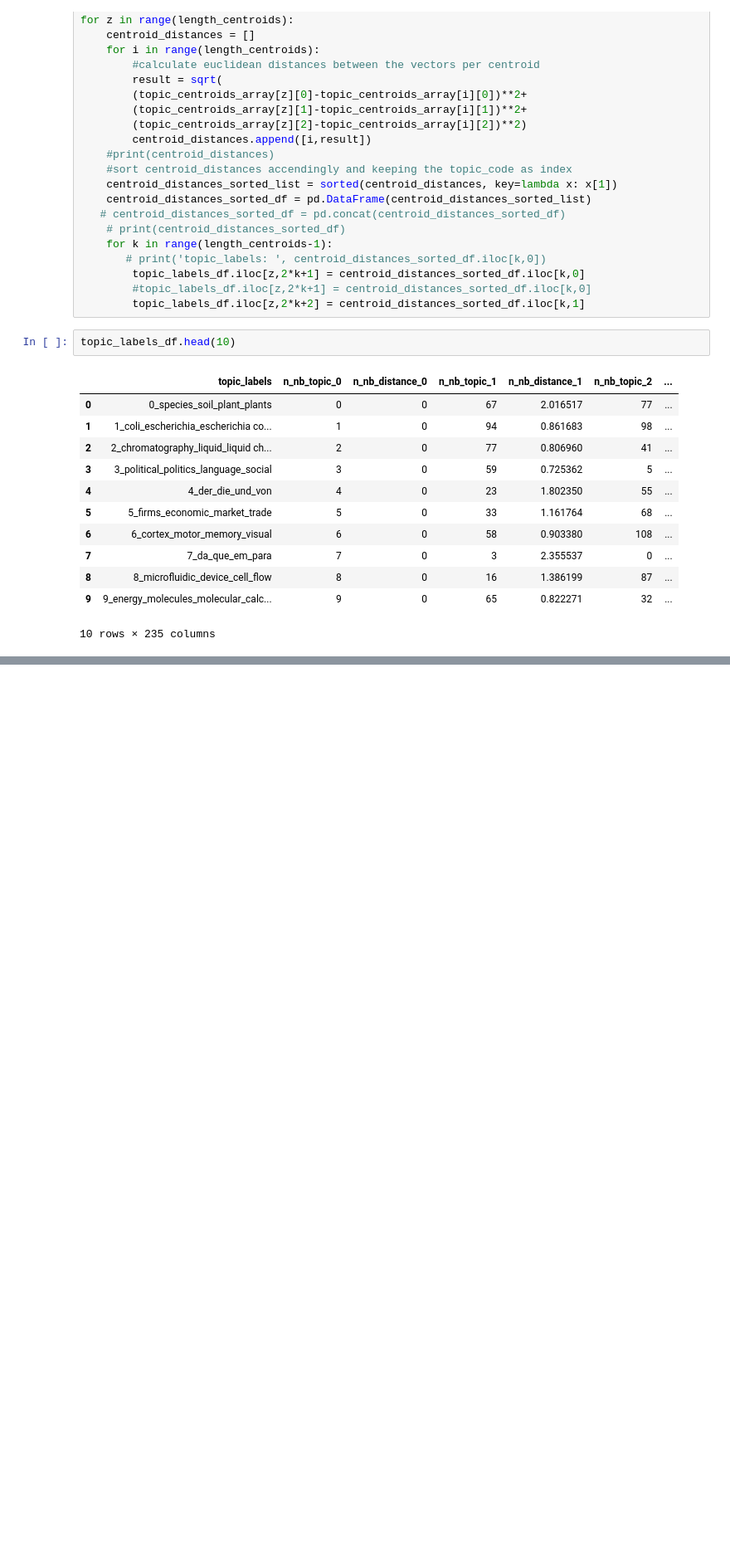
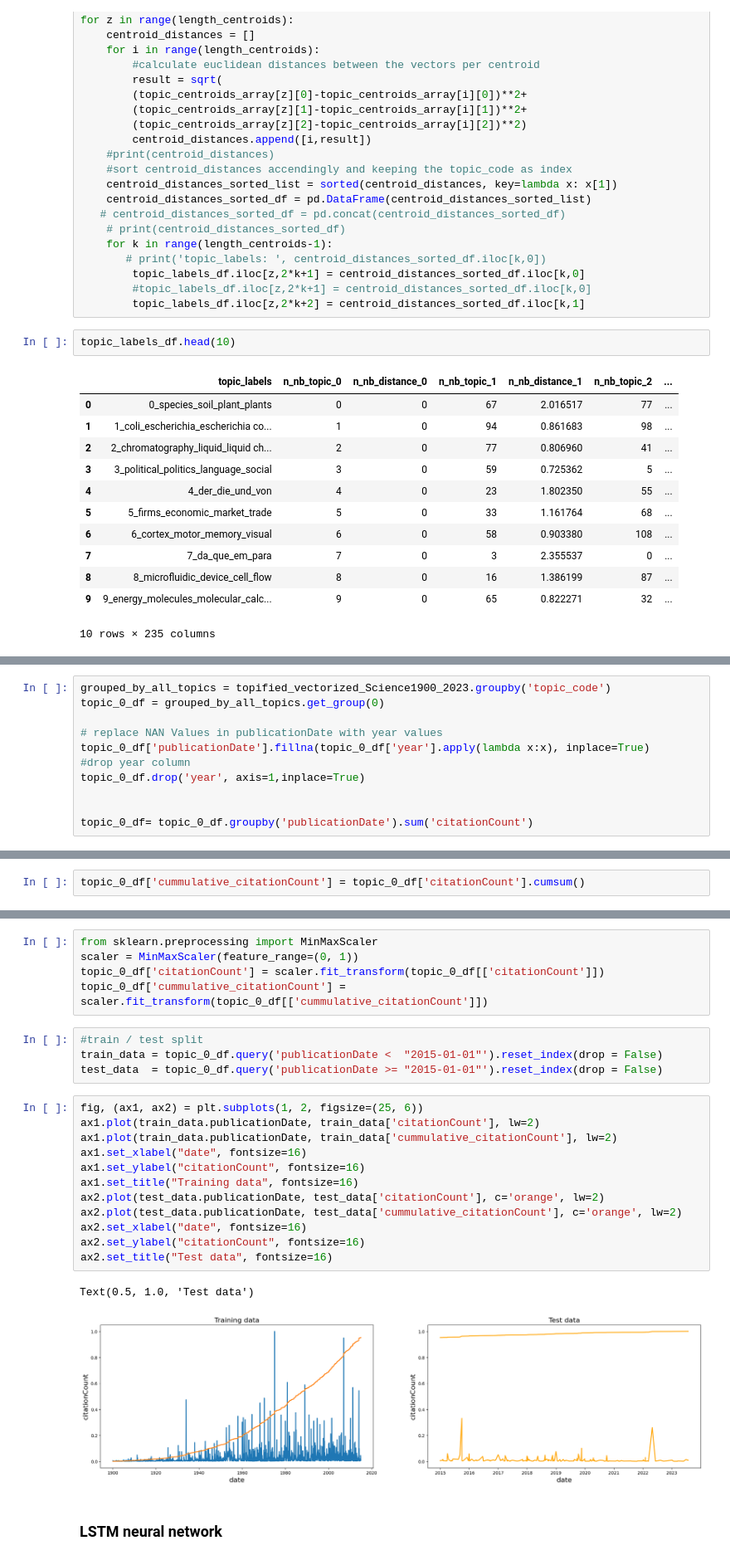
Before and after one commit to KutlualpTazefidan/convergence_oracle, a Jupyter notebook: Playground_JM/extract_embeddings.ipynb, the cells around one changed output, grey strips where cells are left out. Shown at 83% size. Drawn from its saved outputs; the diff is of its cells as text; blank space fills up the shorter version.

Commit message:
citation count prediction over time for all topics

```diff
--- a/Playground_JM/extract_embeddings.ipynb
+++ b/Playground_JM/extract_embeddings.ipynb
@@ -257,0 +260,11 @@ topic_labels_df.head(10)
+# %%
+grouped_by_all_topics = topified_vectorized_Science1900_2023.groupby('topic_code')
+topic_0_df = grouped_by_all_topics.get_group(0)
+
+# replace NAN Values in publicationDate with year values
+topic_0_df['publicationDate'].fillna(topic_0_df['year'].apply(lambda x:x), inplace=True)
+#drop year column
+topic_0_df.drop('year', axis=1,inplace=True)
+
+
+topic_0_df= topic_0_df.groupby('publicationDate').sum('citationCount')
@@ -257,0 +291,2 @@ topic_labels_df.head(10)
+# %%
+topic_0_df['cummulative_citationCount'] = topic_0_df['citationCount'].cumsum()
@@ -257,0 +308,26 @@ topic_labels_df.head(10)
+# %%
+from sklearn.preprocessing import MinMaxScaler
+scaler = MinMaxScaler(feature_range=(0, 1))
+topic_0_df['citationCount'] = scaler.fit_transform(topic_0_df[['citationCount']])
+topic_0_df['cummulative_citationCount'] = scaler.fit_transform(topic_0_df[['cummulative_citationCount']])
+# %%
+#train / test split
+train_data = topic_0_df.query('publicationDate <  "2015-01-01"').reset_index(drop = False)
+test_data  = topic_0_df.query('publicationDate >= "2015-01-01"').reset_index(drop = False)
+# %%
+fig, (ax1, ax2) = plt.subplots(1, 2, figsize=(25, 6))
+ax1.plot(train_data.publicationDate, train_data['citationCount'], lw=2)
+ax1.plot(train_data.publicationDate, train_data['cummulative_citationCount'], lw=2)
+ax1.set_xlabel("date", fontsize=16)
+ax1.set_ylabel("citationCount", fontsize=16)
+ax1.set_title("Training data", fontsize=16)
+ax2.plot(test_data.publicationDate, test_data['citationCount'], c='orange', lw=2)
+ax2.plot(test_data.publicationDate, test_data['cummulative_citationCount'], c='orange', lw=2)
+ax2.set_xlabel("date", fontsize=16)
+ax2.set_ylabel("citationCount", fontsize=16)
+ax2.set_title("Test data", fontsize=16)
+# %% [output]
+Text(0.5, 1.0, 'Test data')
+[figure, added]
+# %% [markdown]
+### LSTM neural network
```
Also changed, not shown: parts of 18 cells of this notebook.
